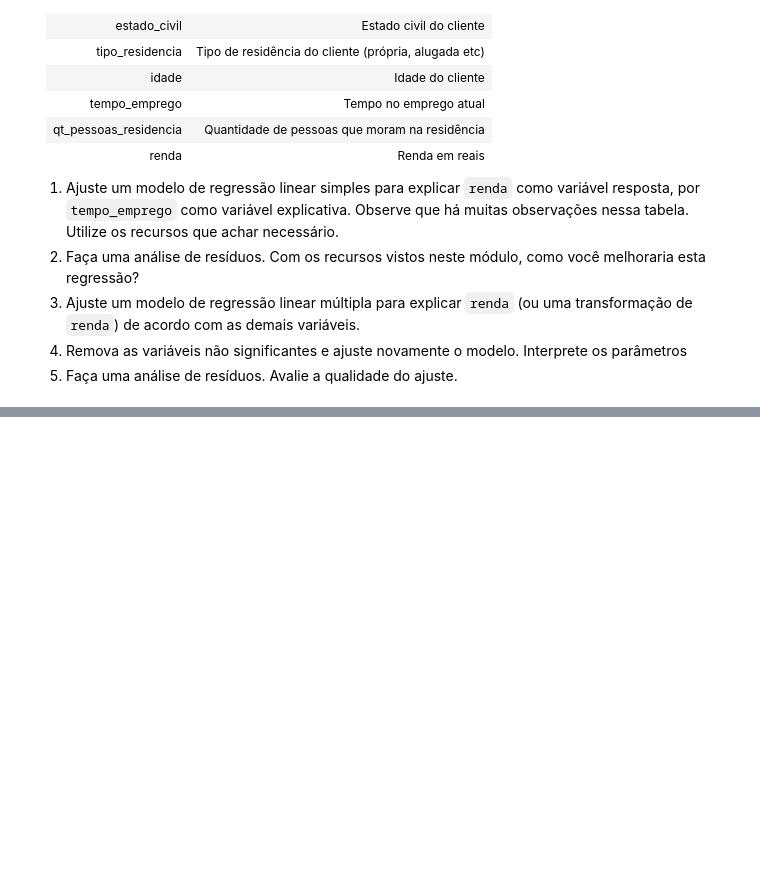
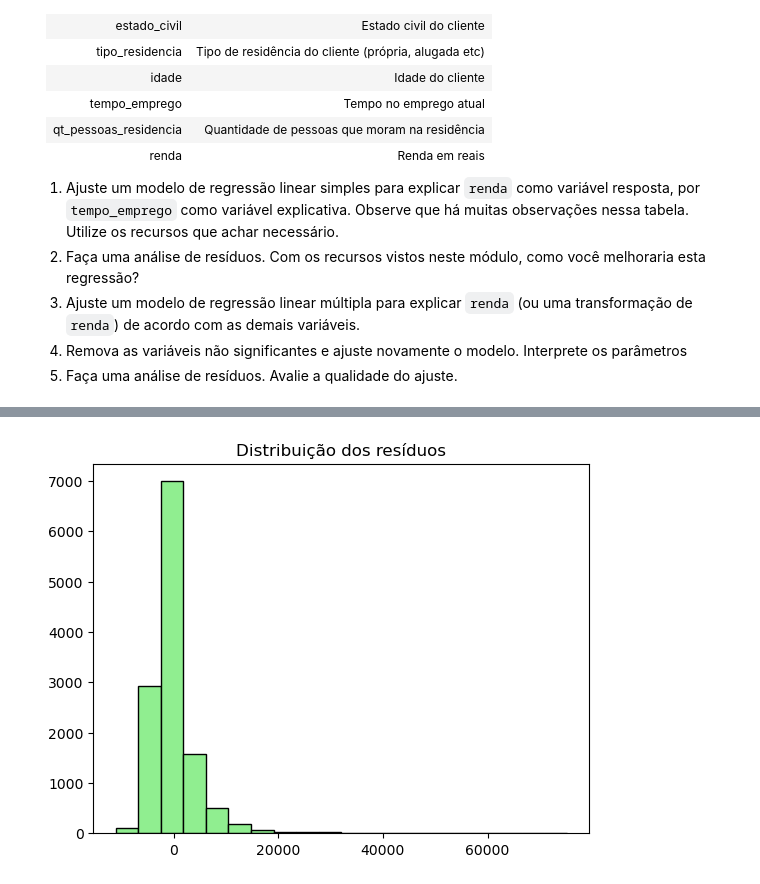
Before and after one commit to henriquevanceto/EBAC, a Jupyter notebook: M12T03 - regressão múltipla.ipynb, the cells around one changed output, grey strips where cells are left out. Saved outputs shown, nothing was run; the diff lists cells and outputs as text; code cells hidden in the pictures; blank space fills up the shorter version.

```diff
--- a/M12T03 - regressão múltipla.ipynb
+++ b/M12T03 - regressão múltipla.ipynb
@@ -157,0 +261,6 @@ df = pd.read_csv('previsao_de_renda.csv')
+# %%
+# 1.
+y, X = patsy.dmatrices("renda ~ tempo_emprego", data=df, return_type='dataframe')
+
+modelo = sm.OLS(y, X).fit()
+print(modelo_ref_2.summary())
@@ -157,0 +285,8 @@ df = pd.read_csv('previsao_de_renda.csv')
+# %%
+# 2.
+residuos = modelo.resid
+plt.hist(residuos, bins=20, color='lightgreen', edgecolor='black')
+plt.title('Distribuição dos resíduos')
+plt.show()
+# %% [output]
+[figure, added]
```
Also changed, not shown: parts of 14 cells of this notebook.
